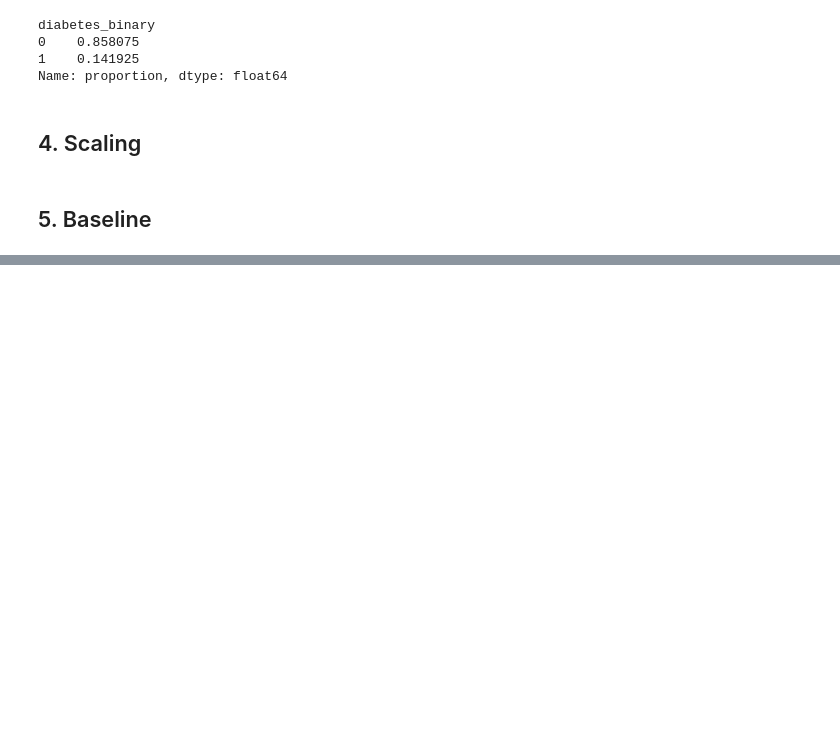
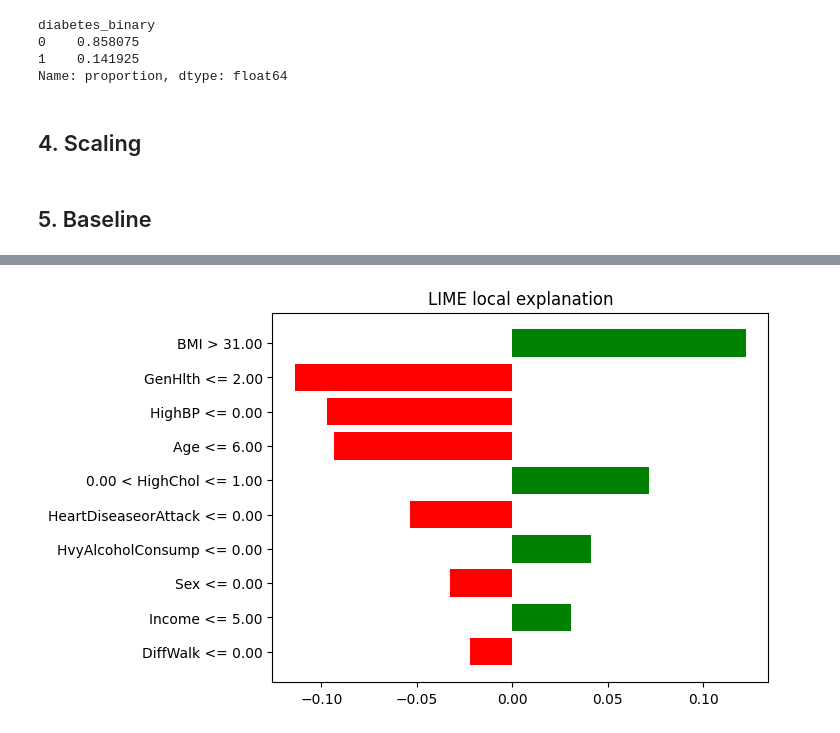
Before and after one commit to KevinSpadesAce/Diabete-Data-Mining, a Jupyter notebook: supervised.ipynb, the cells around one changed output, grey strips where cells are left out. Cells and saved outputs as stored; diff of their text form; code cells hidden in the pictures; blank space fills up the shorter version.

```diff
--- a/supervised.ipynb
+++ b/supervised.ipynb
@@ -365,0 +335,35 @@ print(imp.head(15))
+# %%
+from lime.lime_tabular import LimeTabularExplainer
+
+feature_names = X_train.columns.tolist()
+class_names = ["0", "1"]
+
+lime_explainer = LimeTabularExplainer(
+    training_data=X_train.values,
+    feature_names=feature_names,
+    class_names=class_names,
+    mode="classification",
+    discretize_continuous=True,
+    random_state=42
+)
+
+def predict_proba_df(X_np):
+    X_np = np.asarray(X_np)
+    if X_np.ndim == 1:
+        X_np = X_np.reshape(1, -1)
+    X_df = pd.DataFrame(X_np, columns=feature_names)
+    return final_model.predict_proba(X_df)
+
+idx = 1
+x0 = X_test.iloc[idx].values
+
+lime_exp = lime_explainer.explain_instance(
+    data_row=x0,
+    predict_fn=predict_proba_df,
+    num_features=10,
+    num_samples=2000
+)
+
+print("Model predicted probabilities:", predict_proba_df([x0])[0])
+for feat, weight in lime_exp.as_list():
+    print(f"{feat:40s}  {weight:+.4f}")
@@ -365,0 +382,7 @@ print(imp.head(15))
+# %%
+# Visualise LIME explanation as a plot
+fig = lime_exp.as_pyplot_figure()
+plt.title("LIME local explanation")
+plt.show()
+# %% [output]
+[figure, added]
```
Also changed, not shown: parts of 9 cells of this notebook, 1 other file.
